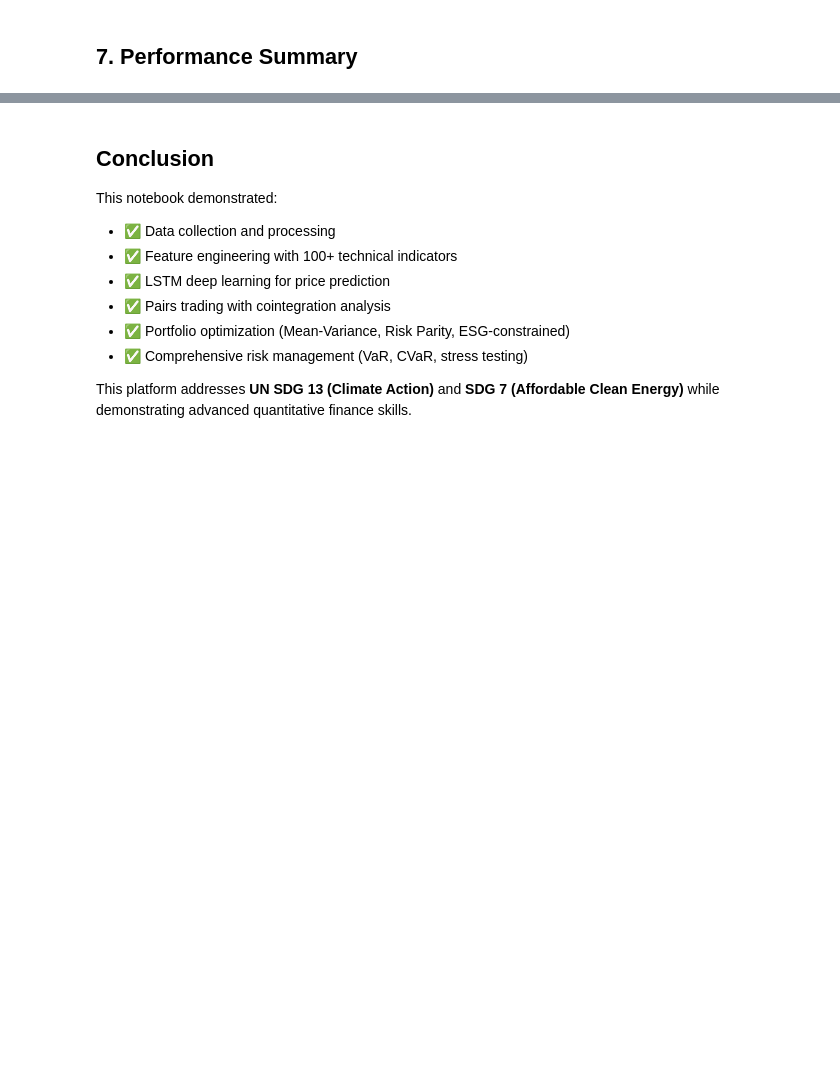
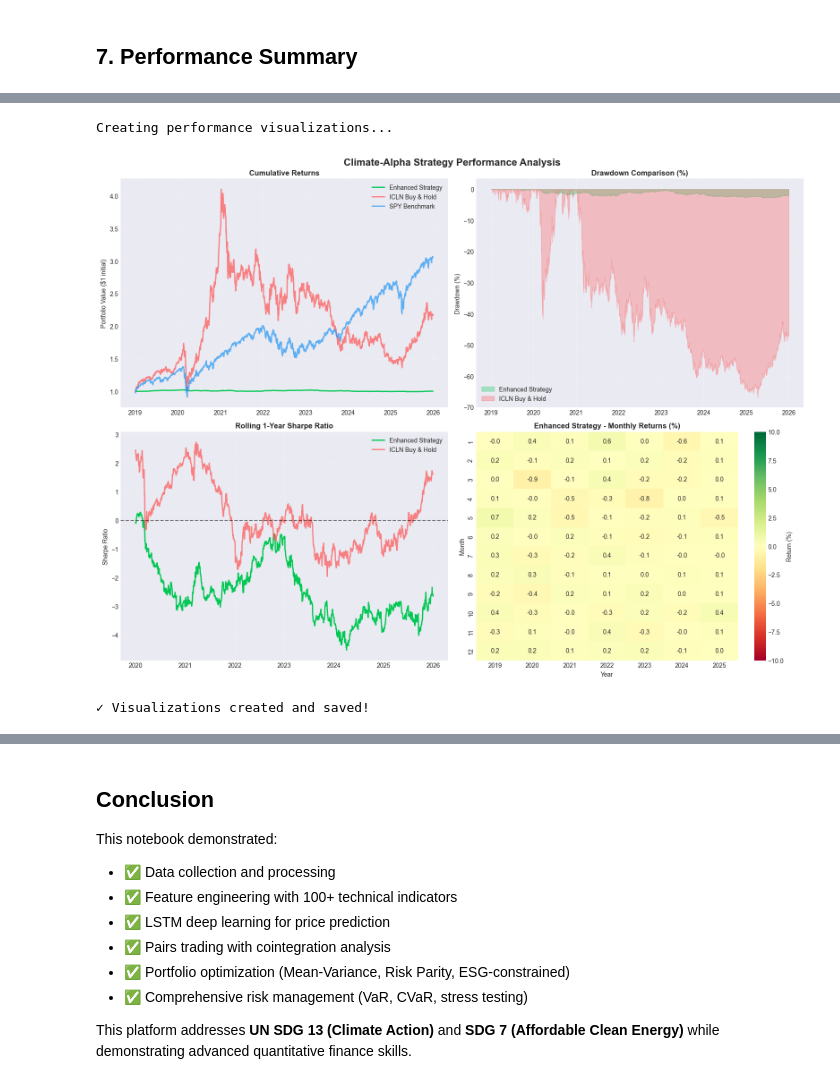
Before and after one commit to KripaluSonar06/CLIMATE-ALPHA-PROJECT, a Jupyter notebook: notebooks/00_complete_demonstration.ipynb, the cells around one changed output, grey strips where cells are left out. Drawn from its saved outputs; the diff is of its cells as text; code cells hidden in the pictures; blank space fills up the shorter version.

```diff
--- a/notebooks/00_complete_demonstration.ipynb
+++ b/notebooks/00_complete_demonstration.ipynb
@@ -385,7 +533,6 @@ print("Strategy engine imported successfully")
 # %%
-print("\n" + "="*80)
 print("Preparing data for strategy backtesting...")
-print("="*80)
+
 
 # Use clean energy portfolio (equal-weighted)
 portfolio_tickers = ['ICLN', 'TAN', 'ENPH', 'FSLR', 'NEE']
@@ -395,8 +542,17 @@ portfolio_prices_clean = close_prices[portfolio_tickers].dropna()
 avg_portfolio_price = portfolio_prices_clean.mean(axis=1)
 
 # Get benchmark
-spy_prices = close_prices['SPY']
+spy_data = close_prices['SPY']
+# Handle multi-index DataFrame
+if isinstance(spy_data, pd.DataFrame):
+    spy_prices = spy_data.iloc[:, 0] if spy_data.shape[1] == 1 else spy_data.mean(axis=1)
+else:
+    spy_prices = spy_data
+
 spy_returns = spy_prices.pct_change().dropna()
+
+# Ensure it's a clean Series
+spy_returns = pd.Series(spy_returns.values, index=spy_returns.index)
 
 print(f"Portfolio data prepared: {len(avg_portfolio_price)} days")
 print(f"Assets: {', '.join(portfolio_tickers)}")
@@ -564,5 +788,16 @@ icln_perf.print_summary()
 # %%
 print("Creating performance visualizations...")
+
+# Helper function to ensure 1D arrays for plotting
+def ensure_1d(series_or_df):
+    """Ensure data is 1D for matplotlib"""
+    if isinstance(series_or_df, pd.DataFrame):
+        return series_or_df.iloc[:, 0].values
+    elif hasattr(series_or_df, 'values'):
+        values = series_or_df.values
+        return values.ravel() if values.ndim > 1 else values
+    else:
+        return series_or_df
 
 # Create visualizations
 fig, axes = plt.subplots(2, 2, figsize=(16, 12))
@@ -574,9 +809,9 @@ enhanced_cum = (1 + enhanced_strategy_returns).cumprod()
 icln_cum = (1 + icln_returns_clean).cumprod()
 spy_cum = (1 + spy_returns_clean).cumprod()
 
-ax1.plot(enhanced_cum.index, enhanced_cum.values, label='Enhanced Strategy', linewidth=2, color='#00c853')
-ax1.plot(icln_cum.index, icln_cum.values, label='ICLN Buy & Hold', linewidth=2, color='#ff5252', alpha=0.7)
-ax1.plot(spy_cum.index, spy_cum.values, label='SPY Benchmark', linewidth=2, color='#2196f3', alpha=0.7)
+ax1.plot(enhanced_cum.index, ensure_1d(enhanced_cum), label='Enhanced Strategy', linewidth=2, color='#00c853')
+ax1.plot(icln_cum.index, ensure_1d(icln_cum), label='ICLN Buy & Hold', linewidth=2, color='#ff5252', alpha=0.7)
+ax1.plot(spy_cum.index, ensure_1d(spy_cum), label='SPY Benchmark', linewidth=2, color='#2196f3', alpha=0.7)
 ax1.set_title('Cumulative Returns', fontsize=12, fontweight='bold')
 ax1.set_ylabel('Portfolio Value ($1 initial)', fontsize=10)
 ax1.legend(loc='best')
@@ -587,8 +822,8 @@ ax2 = axes[0, 1]
 enhanced_dd = (enhanced_cum / enhanced_cum.expanding().max() - 1) * 100
 icln_dd = (icln_cum / icln_cum.expanding().max() - 1) * 100
 
-ax2.fill_between(enhanced_dd.index, enhanced_dd.values, 0, alpha=0.3, color='#00c853', label='Enhanced Strategy')
-ax2.fill_between(icln_dd.index, icln_dd.values, 0, alpha=0.3, color='#ff5252', label='ICLN Buy & Hold')
+ax2.fill_between(enhanced_dd.index, ensure_1d(enhanced_dd), 0, alpha=0.3, color='#00c853', label='Enhanced Strategy')
+ax2.fill_between(icln_dd.index, ensure_1d(icln_dd), 0, alpha=0.3, color='#ff5252', label='ICLN Buy & Hold')
 ax2.set_title('Drawdown Comparison (%)', fontsize=12, fontweight='bold')
 ax2.set_ylabel('Drawdown (%)', fontsize=10)
 ax2.legend(loc='best')
@@ -596,37 +831,50 @@ ax2.grid(True, alpha=0.3)
 
 # 3. Rolling Sharpe Ratio
 ax3 = axes[1, 0]
 enhanced_rolling_sharpe = (enhanced_strategy_returns.rolling(252).mean() * 252 - 0.02) / (enhanced_strategy_returns.rolling(252).std() * np.sqrt(252))
 icln_rolling_sharpe = (icln_returns_clean.rolling(252).mean() * 252 - 0.02) / (icln_returns_clean.rolling(252).std() * np.sqrt(252))
 
-ax3.plot(enhanced_rolling_sharpe.index, enhanced_rolling_sharpe.values, label='Enhanced Strategy', linewidth=2, color='#00c853')
-ax3.plot(icln_rolling_sharpe.index, icln_rolling_sharpe.values, label='ICLN Buy & Hold', linewidth=2, color='#ff5252', alpha=0.7)
+ax3.plot(enhanced_rolling_sharpe.index, ensure_1d(enhanced_rolling_sharpe), label='Enhanced Strategy', linewidth=2, color='#00c853')
+ax3.plot(icln_rolling_sharpe.index, ensure_1d(icln_rolling_sharpe), label='ICLN Buy & Hold', linewidth=2, color='#ff5252', alpha=0.7)
 ax3.axhline(y=0, color='black', linestyle='--', alpha=0.5)
 ax3.set_title('Rolling 1-Year Sharpe Ratio', fontsize=12, fontweight='bold')
 ax3.set_ylabel('Sharpe Ratio', fontsize=10)
 ax3.legend(loc='best')
 ax3.grid(True, alpha=0.3)
 
 # 4. Monthly Returns Heatmap
 ax4 = axes[1, 1]
 enhanced_monthly = enhanced_strategy_returns.resample('M').apply(lambda x: (1 + x).prod() - 1)
+
+# Ensure monthly values are 1D
+monthly_values = ensure_1d(enhanced_monthly)
+
 monthly_pivot = pd.DataFrame({
     'Year': enhanced_monthly.index.year,
     'Month': enhanced_monthly.index.month,
-    'Return': enhanced_monthly.values * 100
+    'Return': monthly_values * 100
 }).pivot(index='Month', columns='Year', values='Return')
 
 sns.heatmap(monthly_pivot, annot=True, fmt='.1f', cmap='RdYlGn', center=0,
             ax=ax4, cbar_kws={'label': 'Return (%)'}, vmin=-10, vmax=10)
 ax4.set_title('Enhanced Strategy - Monthly Returns (%)', fontsize=12, fontweight='bold')
 ax4.set_ylabel('Month', fontsize=10)
 ax4.set_xlabel('Year', fontsize=10)
 
 plt.tight_layout()
+
+# Create results folder if needed
+import os
+os.makedirs('../data/results', exist_ok=True)
+
 plt.savefig('../data/results/strategy_performance_comparison.png', dpi=300, bbox_inches='tight')
 plt.show()
 
-print("Visualizations created and saved!")
+print("✓ Visualizations created and saved!")
+# %% [output]
+Creating performance visualizations...
+[figure, added]
+✓ Visualizations created and saved!
 # %%
 print("PROJECT SUMMARY & KEY FINDINGS")
 
```
Also changed, not shown: parts of 21 cells of this notebook, 5 other files.
